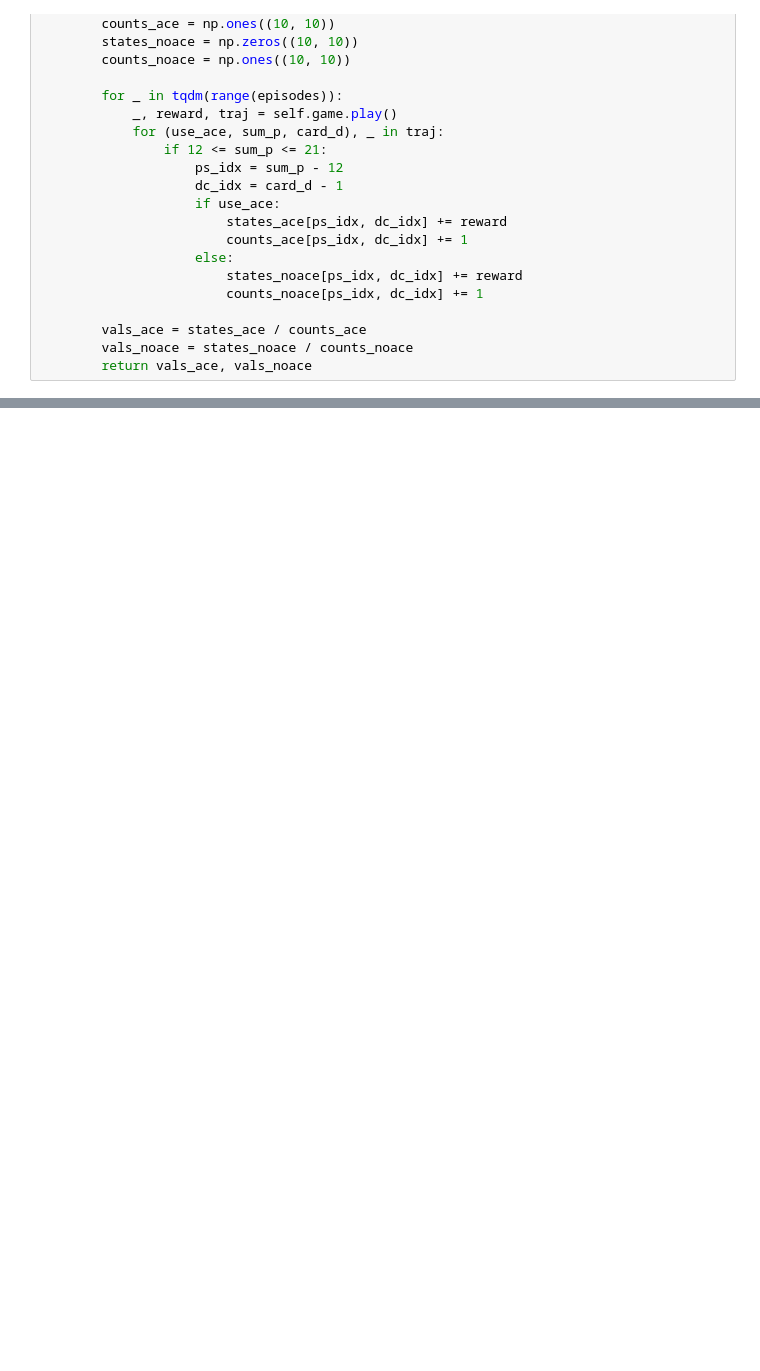
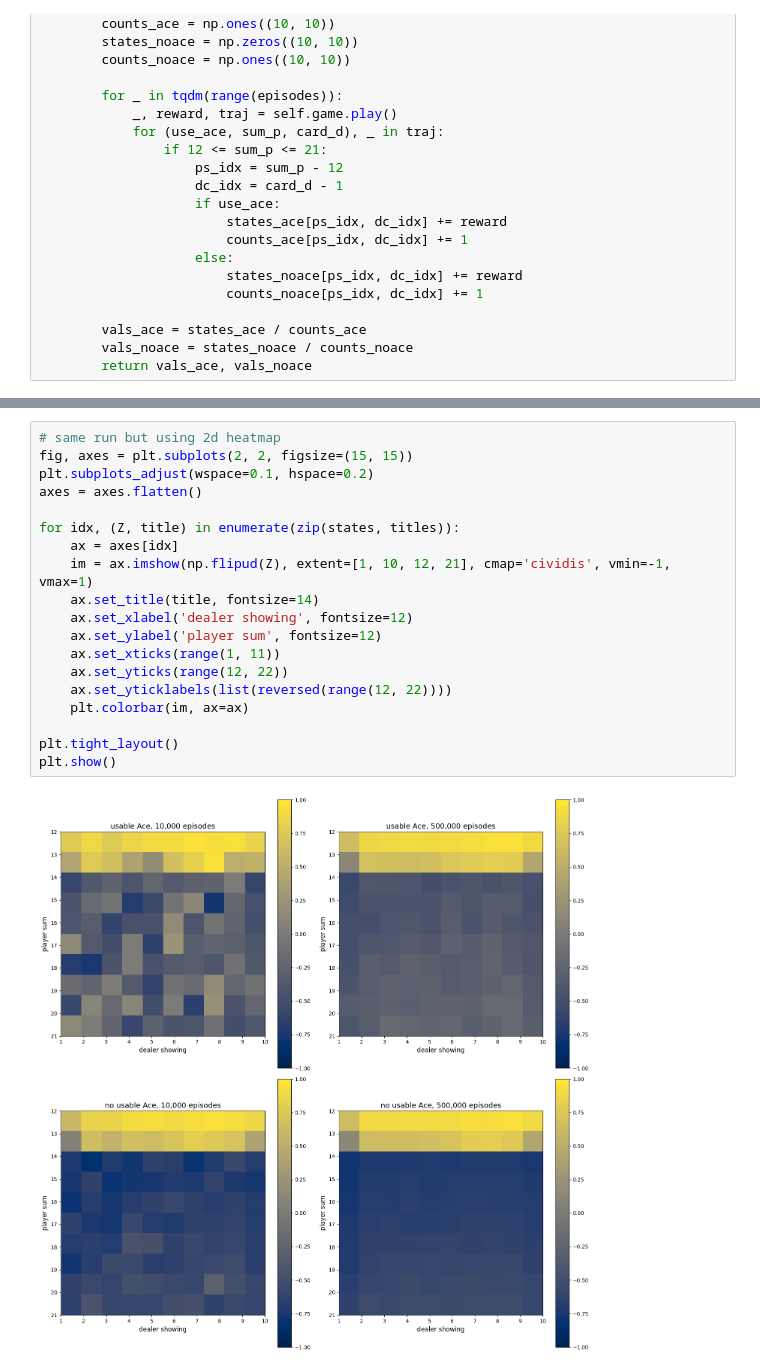
Before and after one commit to kevinthisyear/CS_4771_RL, a Jupyter notebook: hw3.1.ipynb, the cells around one changed output, grey strips where cells are left out. Drawn from its saved outputs; the diff is of its cells as text; blank space fills up the shorter version.

Commit message:
made heatmap version for better visual

```diff
--- a/hw3.1.ipynb
+++ b/hw3.1.ipynb
@@ -184,0 +185,21 @@ plt.show()
+# %%
+# same run but using 2d heatmap
+fig, axes = plt.subplots(2, 2, figsize=(15, 15))
+plt.subplots_adjust(wspace=0.1, hspace=0.2)
+axes = axes.flatten()
+
+for idx, (Z, title) in enumerate(zip(states, titles)):
+    ax = axes[idx]
+    im = ax.imshow(np.flipud(Z), extent=[1, 10, 12, 21], cmap='cividis', vmin=-1, vmax=1)
+    ax.set_title(title, fontsize=14)
+    ax.set_xlabel('dealer showing', fontsize=12)
+    ax.set_ylabel('player sum', fontsize=12)
+    ax.set_xticks(range(1, 11))
+    ax.set_yticks(range(12, 22))
+    ax.set_yticklabels(list(reversed(range(12, 22))))
+    plt.colorbar(im, ax=ax)
+
+plt.tight_layout()
+plt.show()
+# %% [output]
+[figure, added]
```
Also changed, not shown: parts of 1 cell of this notebook.
